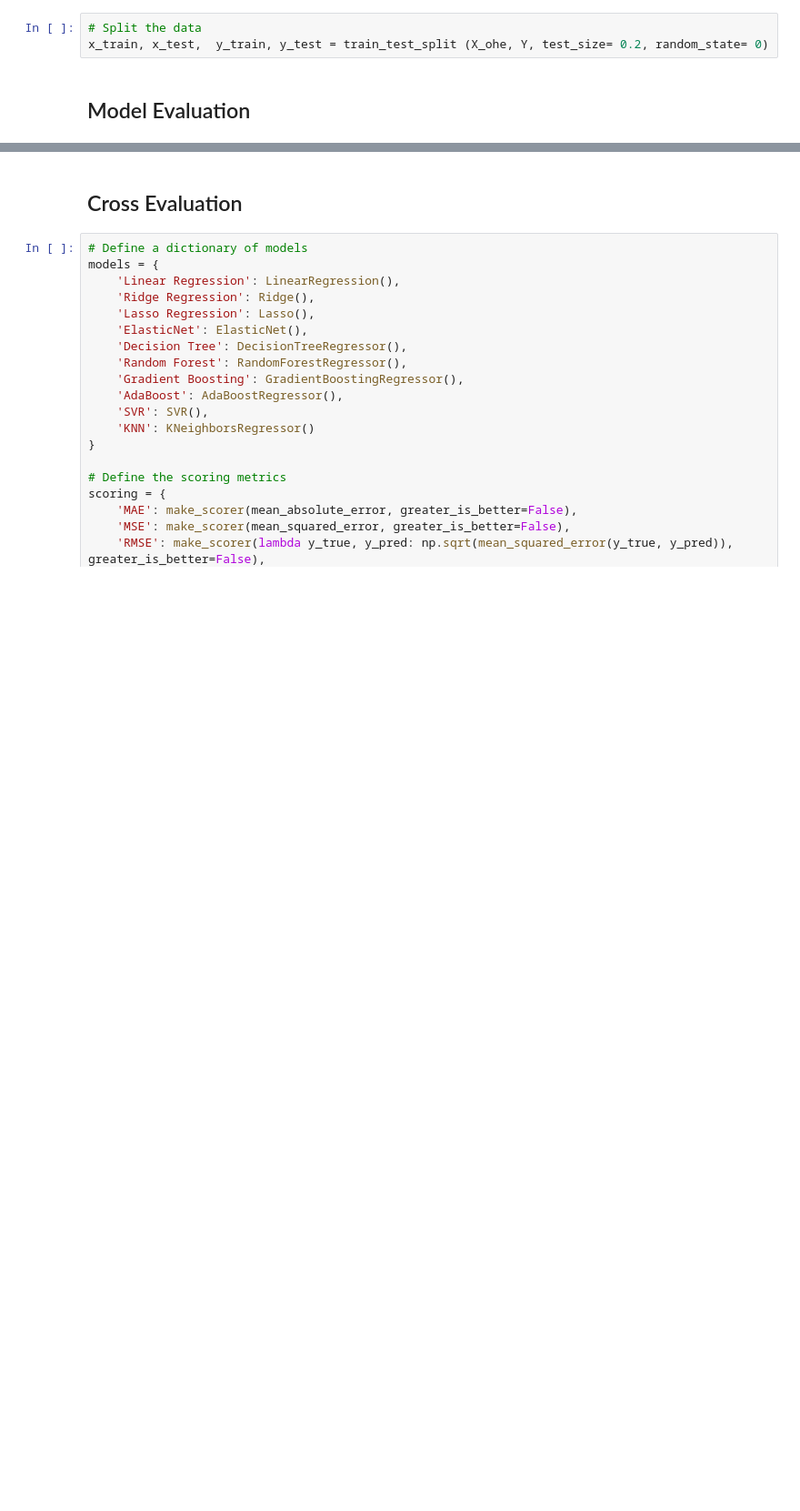
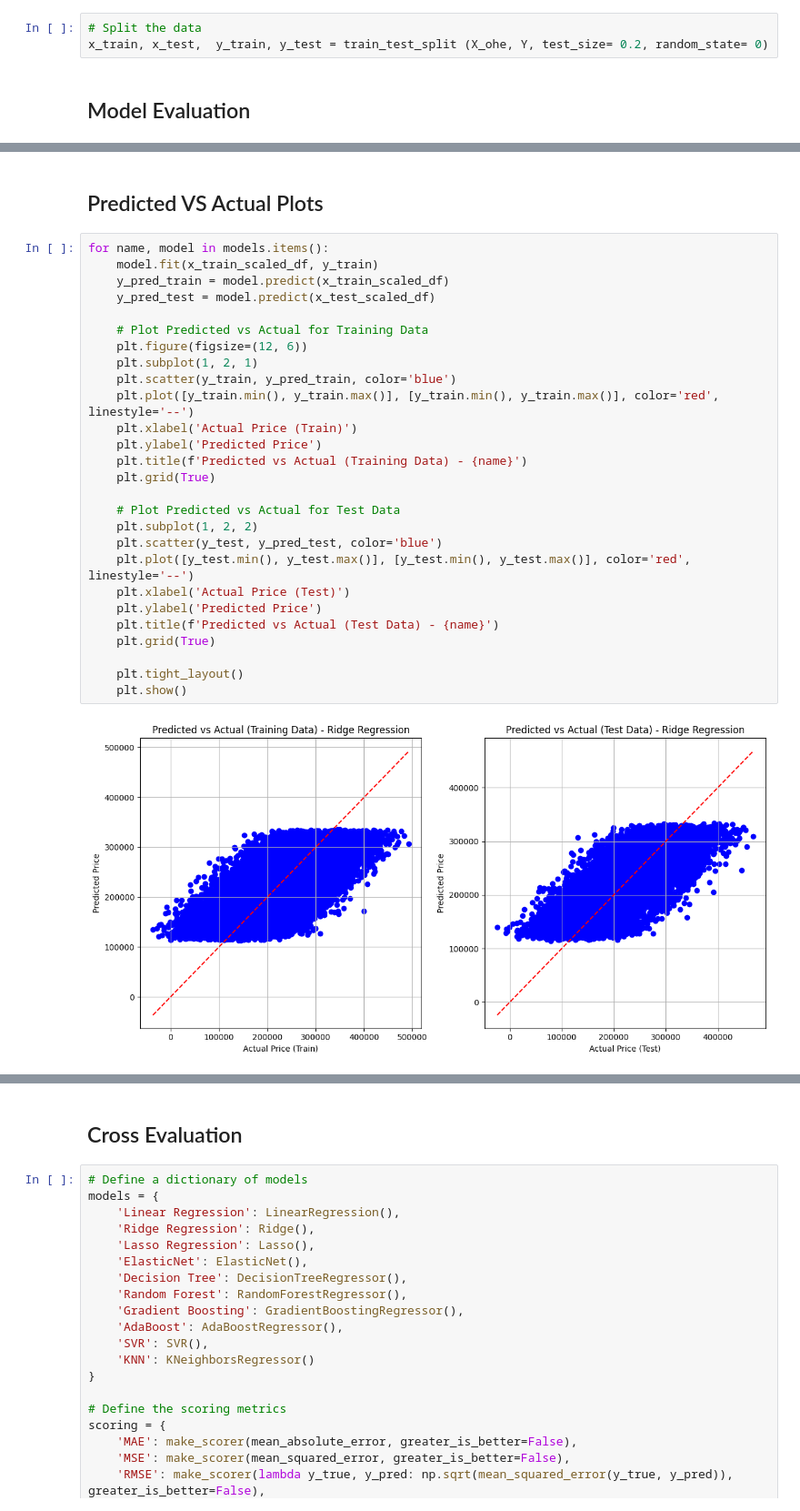
Before and after one commit to Elixirman/Flexi_Gen_AI_DS, a Jupyter notebook: LineaReg_House_Price_Prediction.ipynb, the cells around one changed output, grey strips where cells are left out. Shown at 91% size. Drawn from its saved outputs; the diff is of its cells as text; blank space fills up the shorter version.

```diff
--- a/LineaReg_House_Price_Prediction.ipynb
+++ b/LineaReg_House_Price_Prediction.ipynb
@@ -829,0 +937,31 @@ Test R²: 0.49
+# %% [markdown]
+## Predicted VS Actual Plots
+# %%
+for name, model in models.items():
+    model.fit(x_train_scaled_df, y_train)
+    y_pred_train = model.predict(x_train_scaled_df)
+    y_pred_test = model.predict(x_test_scaled_df)
+
+    # Plot Predicted vs Actual for Training Data
+    plt.figure(figsize=(12, 6))
+    plt.subplot(1, 2, 1)
+    plt.scatter(y_train, y_pred_train, color='blue')
+    plt.plot([y_train.min(), y_train.max()], [y_train.min(), y_train.max()], color='red', linestyle='--')
+    plt.xlabel('Actual Price (Train)')
+    plt.ylabel('Predicted Price')
+    plt.title(f'Predicted vs Actual (Training Data) - {name}')
+    plt.grid(True)
+
+    # Plot Predicted vs Actual for Test Data
+    plt.subplot(1, 2, 2)
+    plt.scatter(y_test, y_pred_test, color='blue')
+    plt.plot([y_test.min(), y_test.max()], [y_test.min(), y_test.max()], color='red', linestyle='--')
+    plt.xlabel('Actual Price (Test)')
+    plt.ylabel('Predicted Price')
+    plt.title(f'Predicted vs Actual (Test Data) - {name}')
+    plt.grid(True)
+
+    plt.tight_layout()
+    plt.show()
+# %% [output]
+[figure, added]
```
Also changed, not shown: parts of 35 cells of this notebook.
